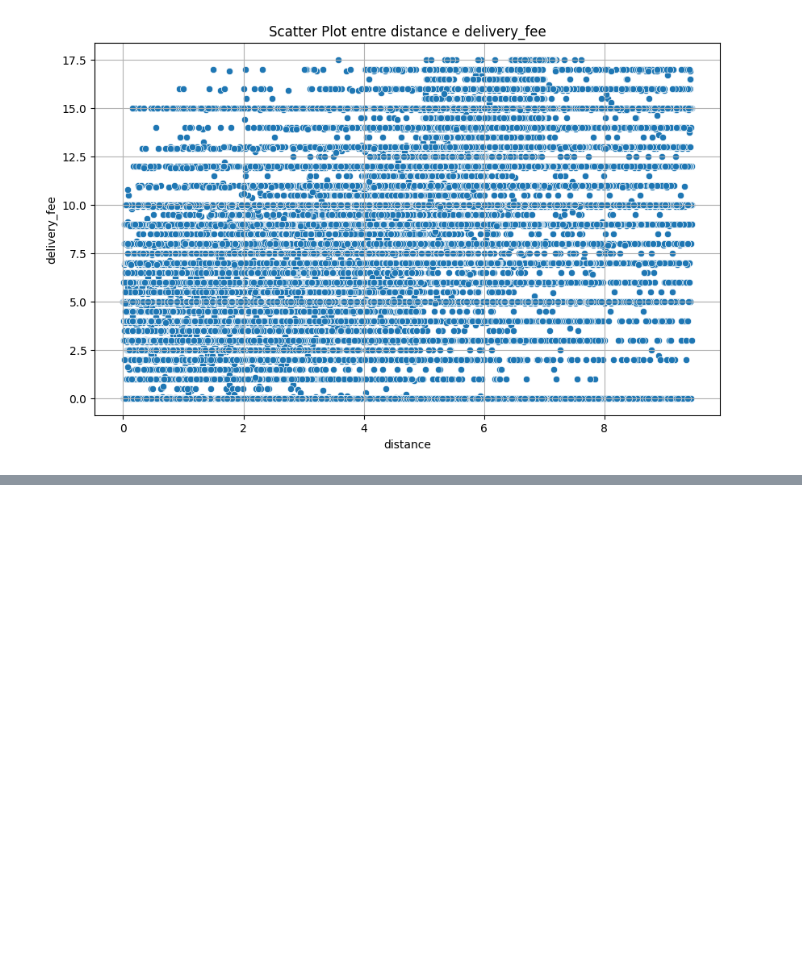
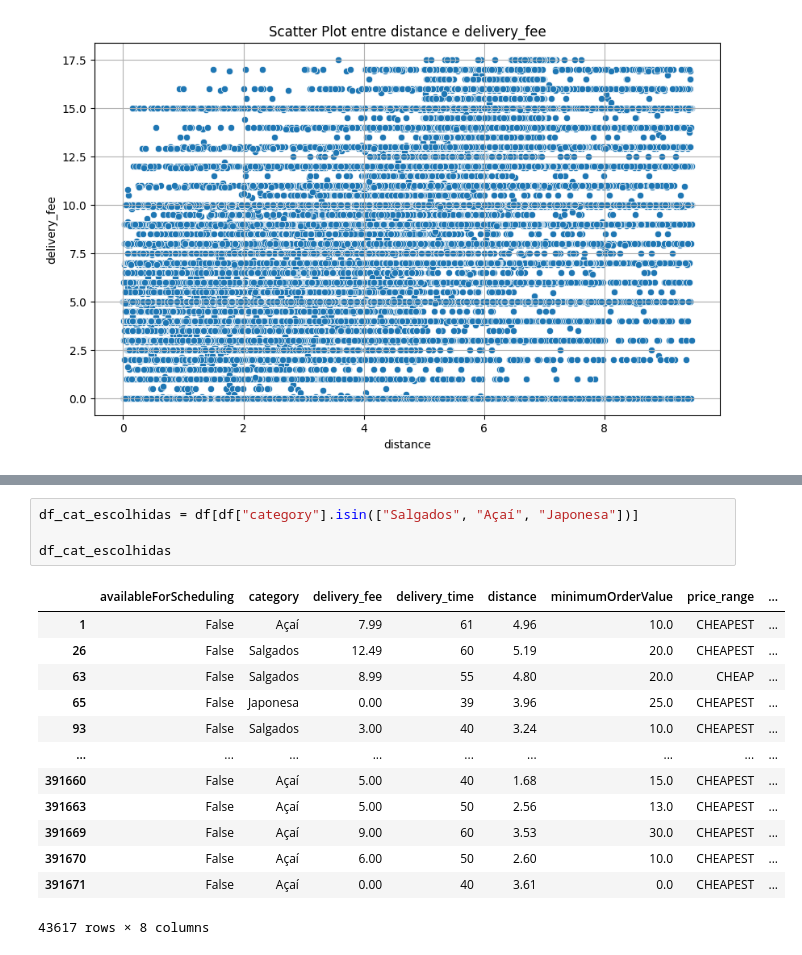
Before and after one commit to GabrielEnzoMurai/Python-repository, a Jupyter notebook: Study/estatística/stat7.ipynb, the cells around one changed output, grey strips where cells are left out. Cells and saved outputs as stored; diff of their text form; blank space fills up the shorter version.

```diff
--- a/Study/estatística/stat7.ipynb
+++ b/Study/estatística/stat7.ipynb
@@ -81,0 +129,18 @@ plt.show()
+# %%
+df_cat_escolhidas = df[df["category"].isin(["Salgados", "Açaí", "Japonesa"])]
+
+df_cat_escolhidas
+# %% [output]
+|  | availableForScheduling | category | delivery_fee | delivery_time | distance | minimumOrderValue | price_range | ... |
+| 1 | False | Açaí | 7.99 | 61 | 4.96 | 10.0 | CHEAPEST | ... |
+| 26 | False | Salgados | 12.49 | 60 | 5.19 | 20.0 | CHEAPEST | ... |
+| 63 | False | Salgados | 8.99 | 55 | 4.80 | 20.0 | CHEAP | ... |
+| 65 | False | Japonesa | 0.00 | 39 | 3.96 | 25.0 | CHEAPEST | ... |
+| 93 | False | Salgados | 3.00 | 40 | 3.24 | 10.0 | CHEAPEST | ... |
+| ... | ... | ... | ... | ... | ... | ... | ... | ... |
+| 391660 | False | Açaí | 5.00 | 40 | 1.68 | 15.0 | CHEAPEST | ... |
+| 391663 | False | Açaí | 5.00 | 50 | 2.56 | 13.0 | CHEAPEST | ... |
+| 391669 | False | Açaí | 9.00 | 60 | 3.53 | 30.0 | CHEAPEST | ... |
+| 391670 | False | Açaí | 6.00 | 50 | 2.60 | 10.0 | CHEAPEST | ... |
+| 391671 | False | Açaí | 0.00 | 40 | 3.61 | 0.0 | CHEAPEST | ... |
+43617 rows × 8 columns
```
Also changed, not shown: parts of 10 cells of this notebook.
